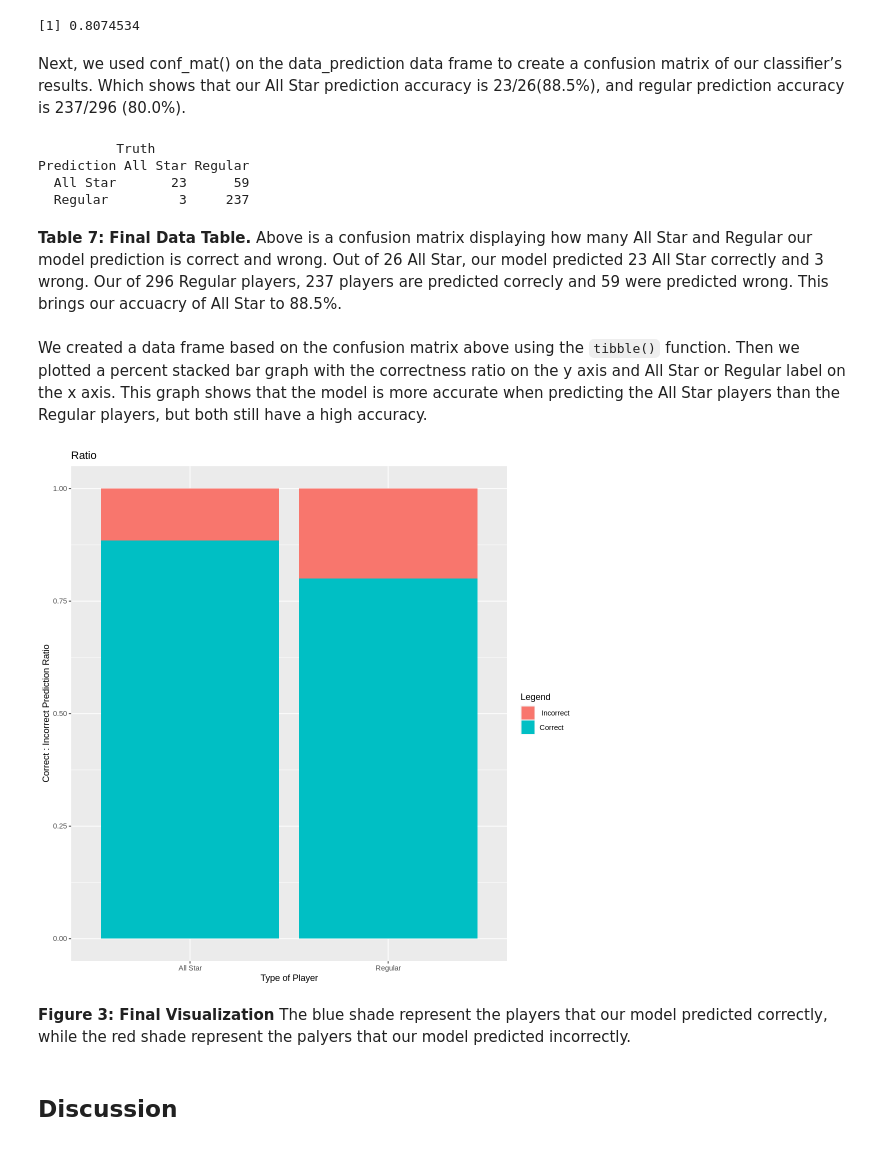
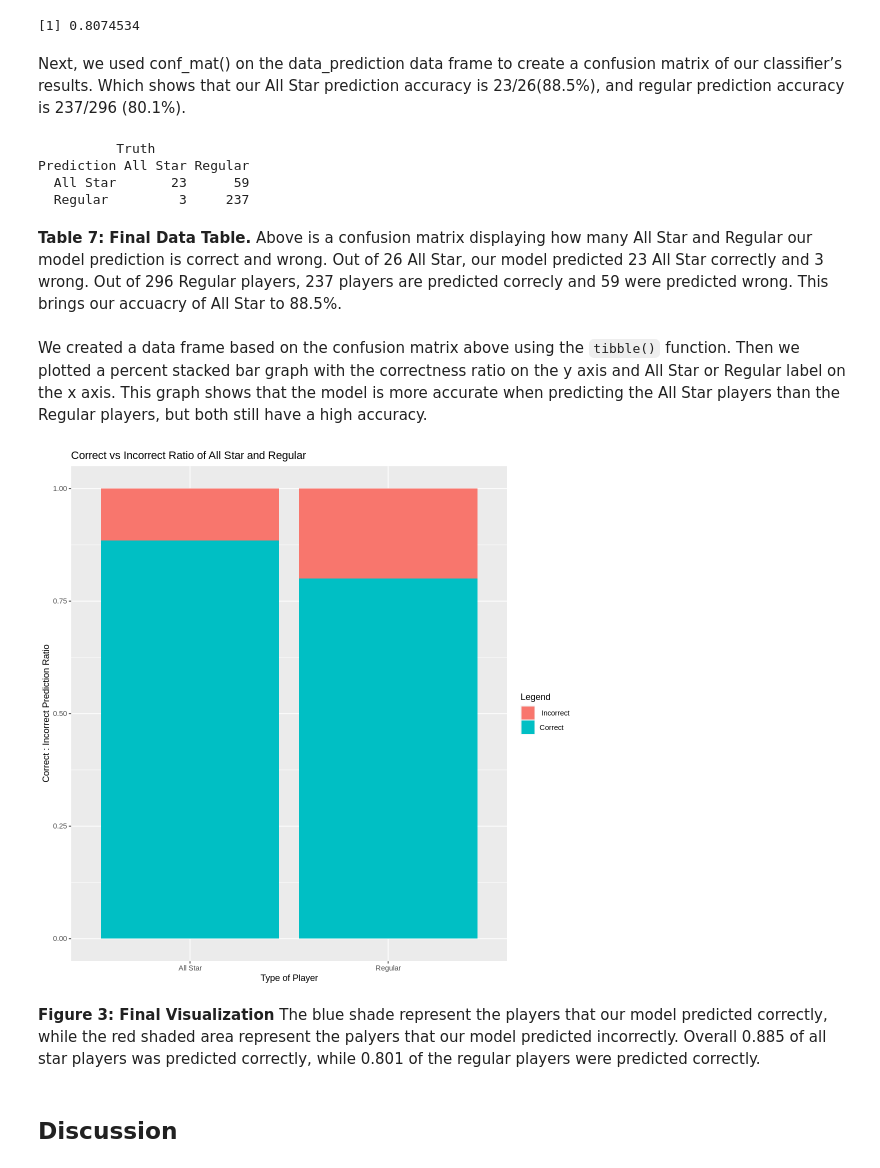
Before and after one commit to RayNguyent/DSCI-100-project, a Jupyter notebook: report.ipynb, the cells around one changed output. Drawn from its saved outputs; the diff is of its cells as text; code cells hidden in the pictures.

```diff
--- a/report.ipynb
+++ b/report.ipynb
@@ -277,7 +277,7 @@ data_metrics
 # %% [output]
 [1] 0.8074534
 # %% [markdown]
-Next, we used conf_mat() on the data_prediction data frame to create a confusion matrix of our classifier’s results. Which shows that our All Star prediction accuracy is 23/26(88.5%), and regular prediction accuracy is 237/296 (80.0%).
+Next, we used conf_mat() on the data_prediction data frame to create a confusion matrix of our classifier’s results. Which shows that our All Star prediction accuracy is 23/26(88.5%), and regular prediction accuracy is 237/296 (80.1%).
 # %%
 confusion <- conf_mat(data_prediction, truth = Is_All_Star, estimate = .pred_class)
 confusion
@@ -287,22 +287,22 @@ Prediction All Star Regular
   All Star       23      59
   Regular         3     237
 # %% [markdown]
-**Table 7: Final Data Table.** Above is a confusion matrix displaying how many All Star and Regular our model prediction is correct and wrong. Out of 26 All Star, our model predicted 23 All Star correctly and 3 wrong. Our of 296 Regular players, 237 players are predicted correcly and 59 were predicted wrong. This brings our accuacry of All Star to 88.5%.
+**Table 7: Final Data Table.** Above is a confusion matrix displaying how many All Star and Regular our model prediction is correct and wrong. Out of 26 All Star, our model predicted 23 All Star correctly and 3 wrong. Out of 296 Regular players, 237 players are predicted correcly and 59 were predicted wrong. This brings our accuacry of All Star to 88.5%.
 # %% [markdown]
 We created a data frame based on the confusion matrix above using the `tibble()` function. Then we plotted a percent stacked bar graph with the correctness ratio on the y axis and All Star or Regular label on the x axis. This graph shows that the model is more accurate when predicting the All Star players than the Regular players, but both still have a high accuracy.
 # %%
 confusion_tibble <- tibble(all_star = c("All Star", "All Star", "Regular", "Regular"),
                            correctness = c(" Incorrect", "Correct", " Incorrect", "Correct"),
                            value = c(3, 23, 59, 237))
 confusion_graph <- ggplot(confusion_tibble, aes(x = all_star, y = value, fill = correctness)) +
     geom_bar(stat = "identity", position = "fill") +
-    labs(x = "Type of Player", y = "Correct : Incorrect Prediction Ratio", fill = "Legend", title = "Ratio")
+    labs(x = "Type of Player", y = "Correct : Incorrect Prediction Ratio", fill = "Legend", title = "Correct vs Incorrect Ratio of All Star and Regular")
 
 confusion_graph
 # %% [output]
-[figure, old version]
+[figure, new version]
 # %% [markdown]
-**Figure 3: Final Visualization** The blue shade represent the players that our model predicted correctly, while the red shade represent the palyers that our model predicted incorrectly.
+**Figure 3: Final Visualization** The blue shade represent the players that our model predicted correctly, while the red shaded area represent the palyers that our model predicted incorrectly. Overall 0.885 of all star players was predicted correctly, while 0.801 of the regular players were predicted correctly.
 # %% [markdown]
 ## Discussion
 # %% [markdown]
```
Also changed, not shown: parts of 1 cell of this notebook.
